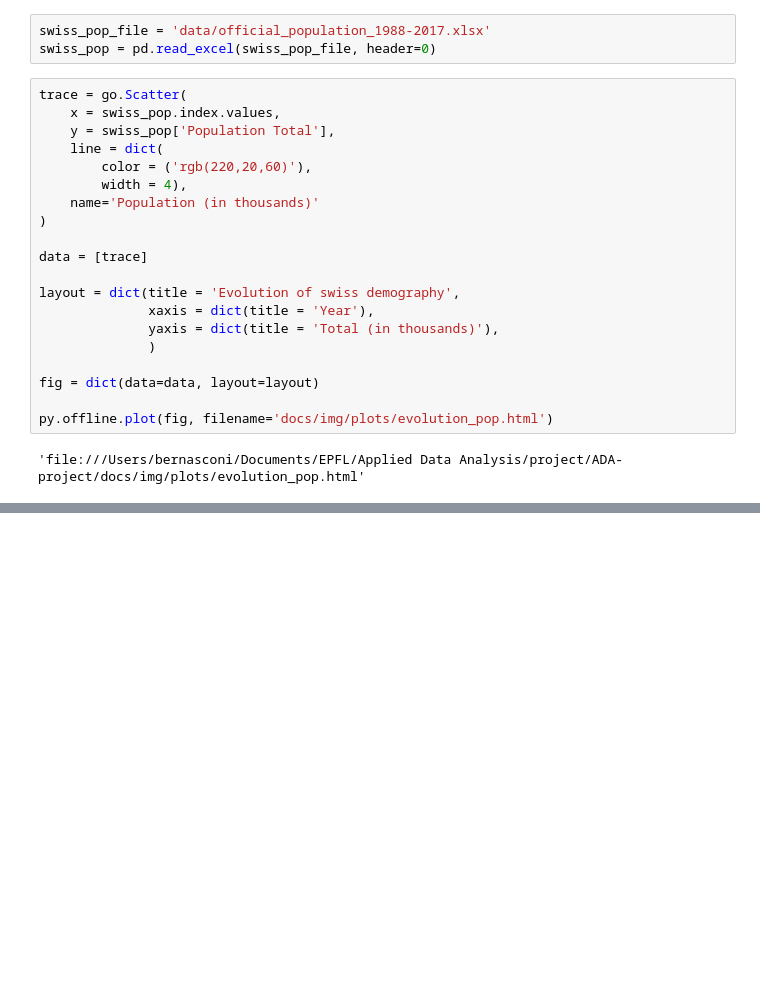
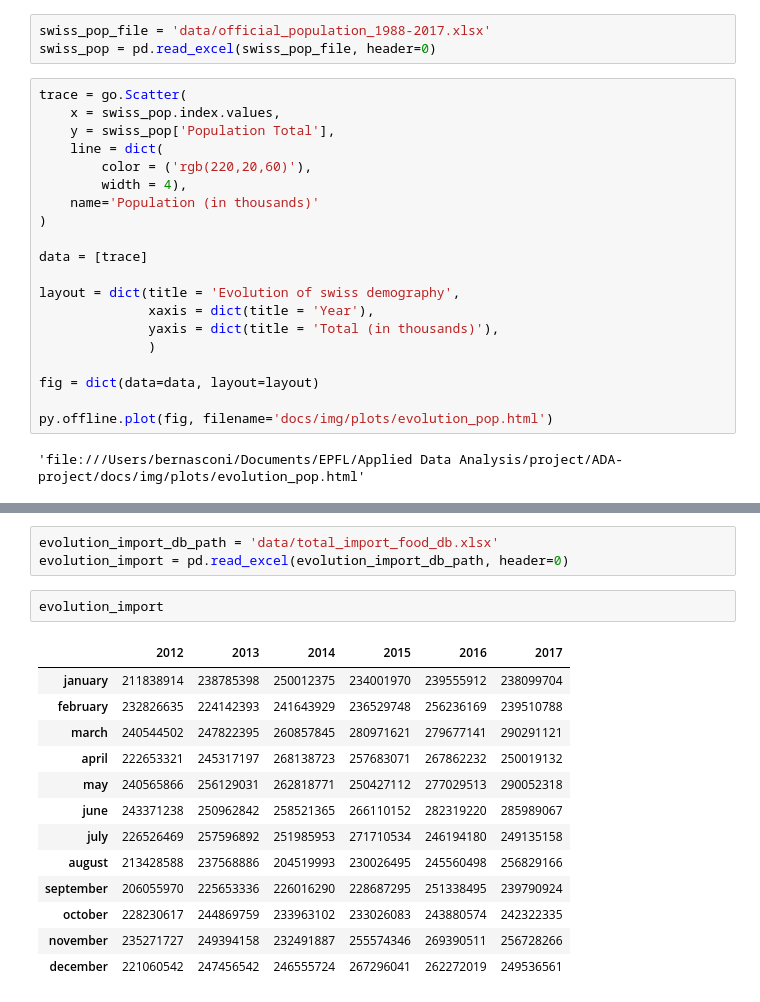
Before and after one commit to MrymZakani/ADA, a Jupyter notebook: map_generator.ipynb, the cells around one changed output, grey strips where cells are left out. Cells and saved outputs as stored; diff of their text form; blank space fills up the shorter version.

```diff
--- a/map_generator.ipynb
+++ b/map_generator.ipynb
@@ -250,0 +360,19 @@ py.offline.plot(fig, filename='docs/img/plots/evolution_pop.html')
+# %%
+evolution_import_db_path = 'data/total_import_food_db.xlsx'
+evolution_import = pd.read_excel(evolution_import_db_path, header=0)
+# %%
+evolution_import
+# %% [output]
+|  | 2012 | 2013 | 2014 | 2015 | 2016 | 2017 |
+| january | 211838914 | 238785398 | 250012375 | 234001970 | 239555912 | 238099704 |
+| february | 232826635 | 224142393 | 241643929 | 236529748 | 256236169 | 239510788 |
+| march | 240544502 | 247822395 | 260857845 | 280971621 | 279677141 | 290291121 |
+| april | 222653321 | 245317197 | 268138723 | 257683071 | 267862232 | 250019132 |
+| may | 240565866 | 256129031 | 262818771 | 250427112 | 277029513 | 290052318 |
+| june | 243371238 | 250962842 | 258521365 | 266110152 | 282319220 | 285989067 |
+| july | 226526469 | 257596892 | 251985953 | 271710534 | 246194180 | 249135158 |
+| august | 213428588 | 237568886 | 204519993 | 230026495 | 245560498 | 256829166 |
+| september | 206055970 | 225653336 | 226016290 | 228687295 | 251338495 | 239790924 |
+| october | 228230617 | 244869759 | 233963102 | 233026083 | 243880574 | 242322335 |
+| november | 235271727 | 249394158 | 232491887 | 255574346 | 269390511 | 256728266 |
+| december | 221060542 | 247456542 | 246555724 | 267296041 | 262272019 | 249536561 |
```
Also changed, not shown: parts of 16 cells of this notebook, 3 other files.
